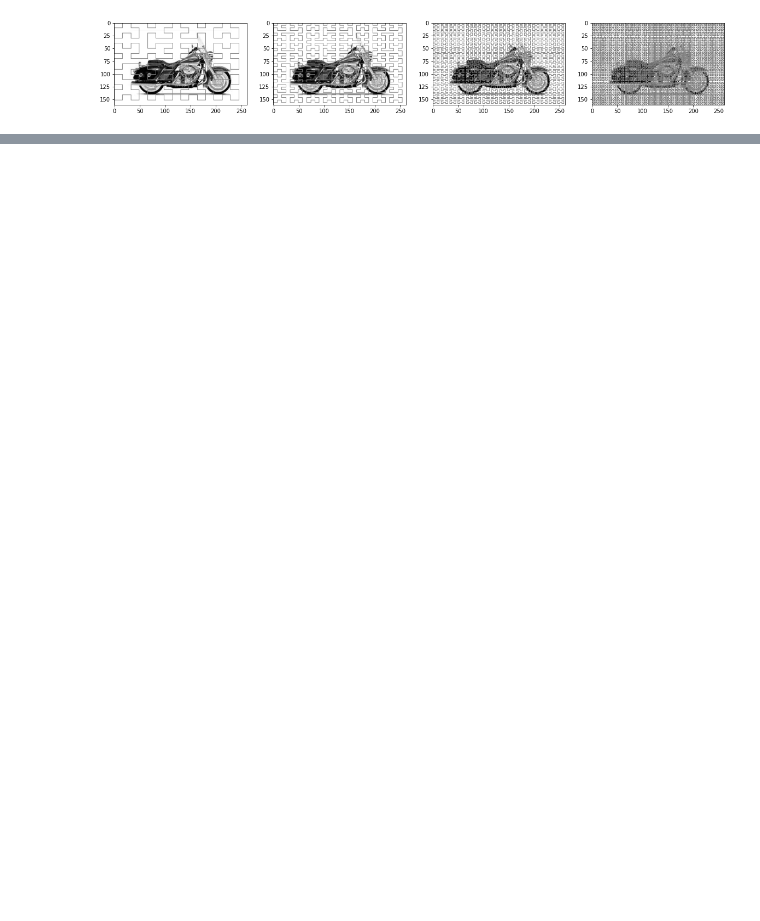
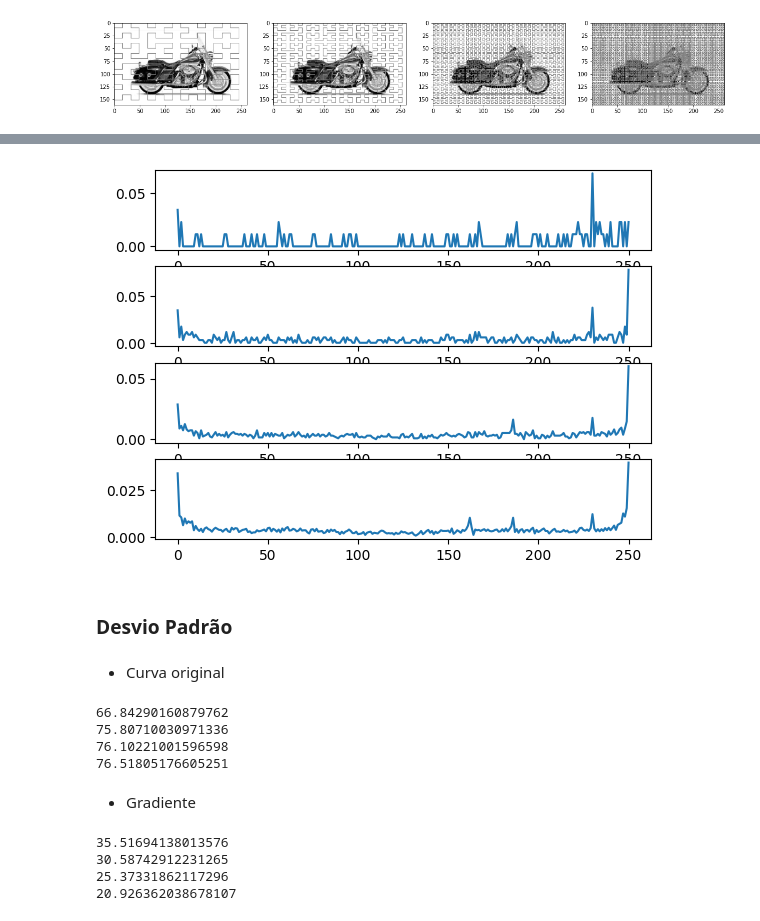
Before and after one commit to mariliafernandez/hilbert-curves-descriptor, a Jupyter notebook: src/tests.ipynb, the cells around one changed output, grey strips where cells are left out. Saved outputs shown, nothing was run; the diff lists cells and outputs as text; code cells hidden in the pictures; blank space fills up the shorter version.

```diff
--- a/src/tests.ipynb
+++ b/src/tests.ipynb
@@ -64,8 +108,36 @@ for curve in curves:
+# %%
+prob_distribution = []
+
+for curve in masked_histograms:
+    n_pixels = np.sum(curve)
+    prob_distribution.append(np.asarray(curve)/n_pixels)
+# %%
+fig, axis = plt.subplots(len(prob_distribution))
+
+for i in range(len(prob_distribution)):
+    axis[i].plot(prob_distribution[i])
+plt.show()
+# %% [output]
+[figure, added]
+# %% [markdown]
+### Desvio Padrão
+# %% [markdown]
+* Curva original
+# %%
+for curve in curves:
+    print(np.std(curve))
+# %% [output]
+66.84290160879762
+75.80710030971336
+76.10221001596598
+76.51805176605251
+# %% [markdown]
+* Gradiente
 # %%
-# Desvio Padrão
-for curve in curves:
+for curve in gradient:
     print(np.std(curve))
-
-print()
-for curve in intensity_diff:
-    print(np.std(curve))
+# %% [output]
+35.51694138013576
+30.58742912231265
+25.37331862117296
+20.926362038678107
```
Also changed, not shown: parts of 35 cells of this notebook, 5 other files.
